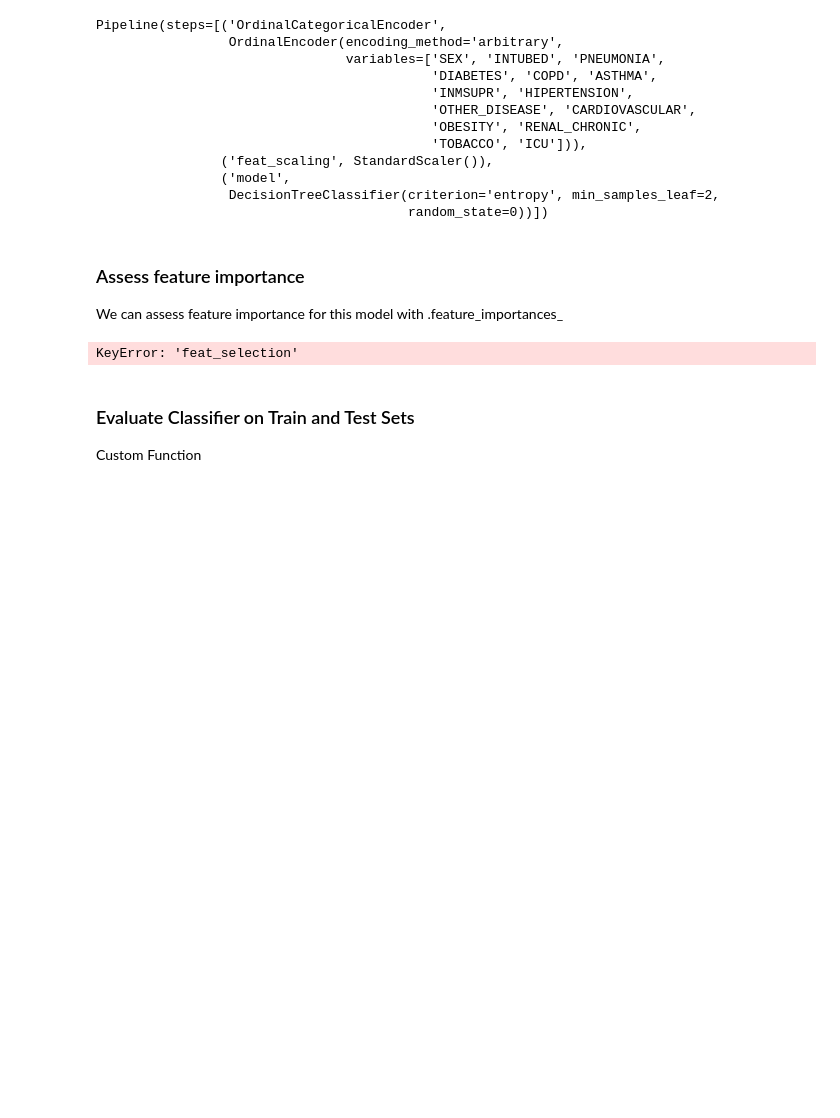
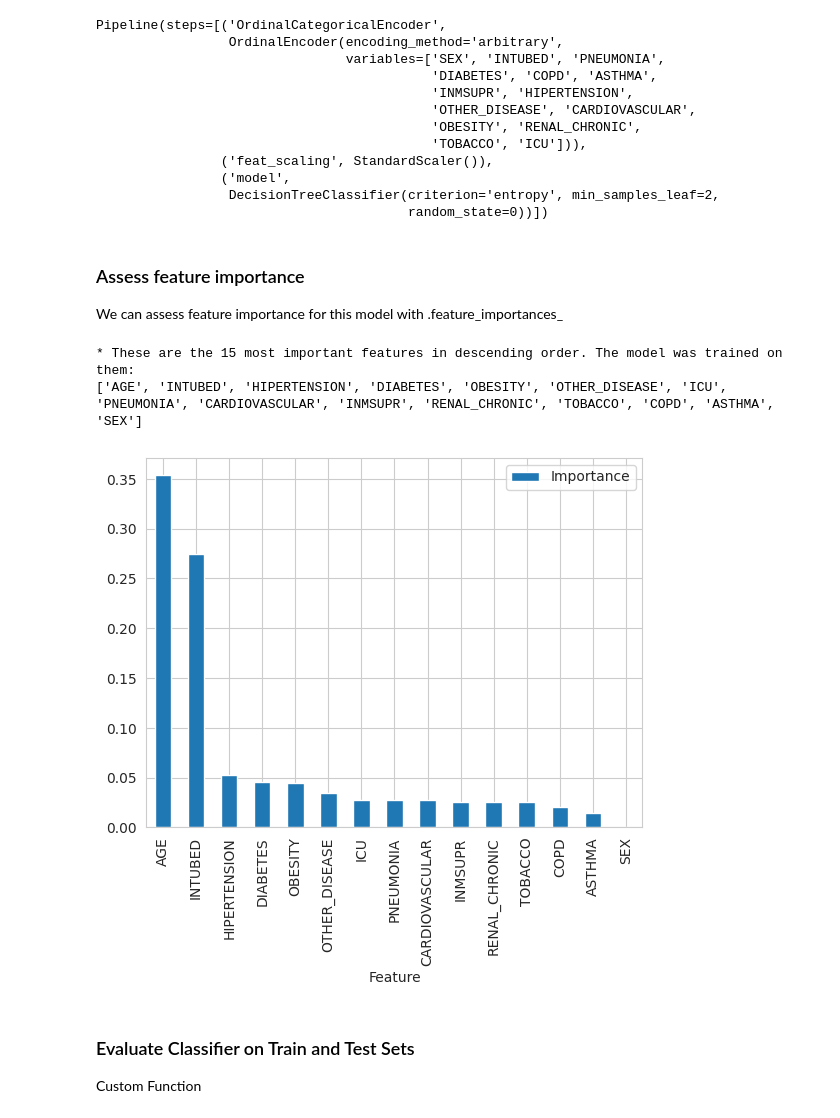
Before and after one commit to cniblock/milestone-covid-19-study, a Jupyter notebook: jupyter_notebooks/04.5 - Modeling and Evaluation - Regression.ipynb, the cells around one changed output. Saved outputs shown, nothing was run; the diff lists cells and outputs as text; code cells hidden in the pictures; blank space fills up the shorter version.

Commit message:
model trained and saved

```diff
--- a/jupyter_notebooks/04.5 - Modeling and Evaluation - Regression.ipynb
+++ b/jupyter_notebooks/04.5 - Modeling and Evaluation - Regression.ipynb
@@ -987,25 +987,25 @@ We can assess feature importance for this model with .feature_importances_
 # %%
 data_cleaning_feat_eng_steps = 2
 
 X_train_transformed = pd.DataFrame(
     Pipeline(pipeline_clf.steps[:data_cleaning_feat_eng_steps]).transform(X_train),
     columns=X_train.columns
 )
 
-best_features = X_train_transformed.columns[pipeline_clf['feat_selection'].get_support()].to_list()
-
 df_feature_importance = pd.DataFrame({
-    'Feature': best_features,
+    'Feature': X_train_transformed.columns,
     'Importance': pipeline_clf['model'].feature_importances_
 }).sort_values(by='Importance', ascending=False)
 
-print(f"* These are the {len(best_features)} most important features in descending order. "
-      f"The model was trained on them: \n{best_features}")
+print(f"* These are the {len(df_feature_importance)} most important features in descending order. "
+      f"The model was trained on them: \n{df_feature_importance['Feature'].to_list()}")
 
 df_feature_importance.plot(kind='bar', x='Feature', y='Importance')
 plt.show()
 # %% [output]
-KeyError: 'feat_selection'
+* These are the 15 most important features in descending order. The model was trained on them:
+['AGE', 'INTUBED', 'HIPERTENSION', 'DIABETES', 'OBESITY', 'OTHER_DISEASE', 'ICU', 'PNEUMONIA', 'CARDIOVASCULAR', 'INMSUPR', 'RENAL_CHRONIC', 'TOBACCO', 'COPD', 'ASTHMA', 'SEX']
+[figure, added]
 # %% [markdown]
 ### Evaluate Classifier on Train and Test Sets
 
```
Also changed, not shown: parts of 15 cells of this notebook, 8 other files.
